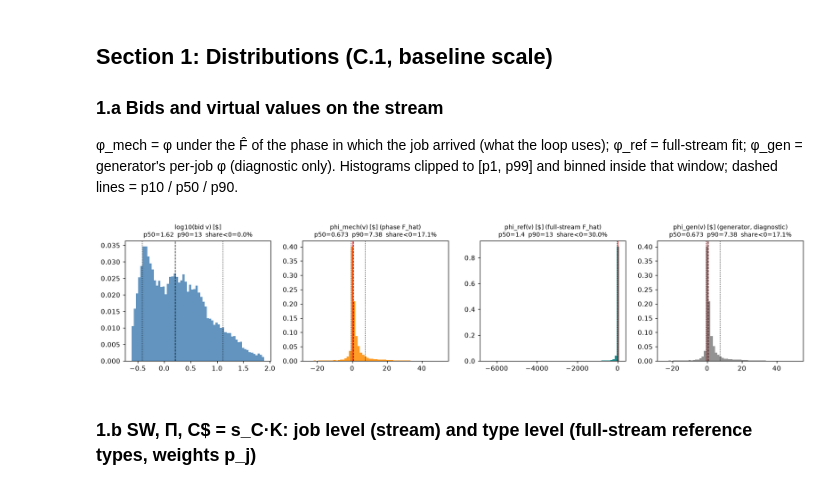
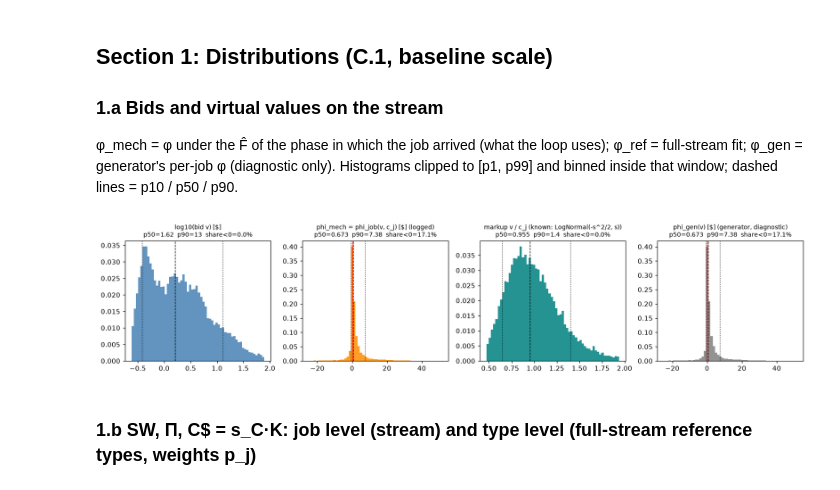
Before and after one commit to dangolofrancesco/dlent_rt, a Jupyter notebook: notebooks/03_main_algorithm_analysis.ipynb, the cells around one changed output. Drawn from its saved outputs; the diff is of its cells as text; code cells hidden in the pictures.

```diff
--- a/notebooks/03_main_algorithm_analysis.ipynb
+++ b/notebooks/03_main_algorithm_analysis.ipynb
@@ -76,9 +76,9 @@ for _p in (BATCH_CSV, GRID_CSV):
 
 cfg = apply_overrides(default_config(), {"data.batch_csv": str(BATCH_CSV), "data.grid_csv": str(GRID_CSV)})
 BASE = apply_overrides(cfg, {"bid.strategy": "lognormal", "bid.sigma": 0.3})
-# Notebook-only override (week-29 report): configs/default.yaml now has data.n0 = 24,000 (|stream| = 133);
-# the analysis is run with the H/stream split it was designed for, n0 = 20,000 (|stream| = 4,133).
-N0_OVERRIDE = 10000
+# Notebook-only guard: the analysis is run with n0 = 10,000 (|stream| = 15,308), the value configs/default.yaml
+# currently has; if the YAML changes, this override keeps the notebook on the same H/stream split.
+N0_OVERRIDE = 10_000
 if BASE.data.n0 != N0_OVERRIDE:
     print(f"OVERRIDE: data.n0 {BASE.data.n0:,} (configs/default.yaml) -> {N0_OVERRIDE:,} (this notebook only)")
     BASE = apply_overrides(BASE, {"data.n0": N0_OVERRIDE})
@@ -379,27 +376,27 @@ dashed lines = p10 / p50 / p90.
 # %%
 def qhist(ax, x, color, title, w=None, bins=60, logx=False):
     x = np.asarray(x, float)
     w = np.ones_like(x) if w is None else np.asarray(w, float)
     xv = np.log10(np.clip(x, 1e-12, None)) if logx else x
     lo, hi = _weighted_quantile(xv, w, 0.01), _weighted_quantile(xv, w, 0.99)
     ax.hist(xv, bins=bins, range=(lo, hi), weights=w / w.sum(), color=color, alpha=0.85)
     for q, ls in ((0.10, ":"), (0.50, "--"), (0.90, ":")):
         ax.axvline(_weighted_quantile(xv, w, q), color="k", ls=ls, lw=0.9)
     if not logx and lo < 0 < hi:
         ax.axvline(0, color="r", lw=0.8)
     neg = np.average(x < 0, weights=w)
     title = title.replace("$", r"\$")                     # no mathtext between two '$'
     ax.set_title(f"{title}\np50={_weighted_quantile(x, w, .5):.3g}  p90={_weighted_quantile(x, w, .9):.3g}"
                  f"  share<0={100 * neg:.1f}%", fontsize=9)
 
 fig, ax = plt.subplots(1, 4, figsize=(15, 3.4))
 qhist(ax[0], A0["v"], C_BID, "log10(bid v) [$]", logx=True)
-qhist(ax[1], A0["phi_mech"], C_PI, "phi_mech(v) [$] (phase F_hat)")
-qhist(ax[2], R0["phi_ref"], "teal", "phi_ref(v) [$] (full-stream F_hat)")
+qhist(ax[1], A0["phi_mech"], C_PI, "phi_mech = phi_job(v, c_j) [$] (logged)")
+qhist(ax[2], A0["v"] / S0.cost_base[A0["i"]], "teal", "markup v / c_j (known: LogNormal(-s^2/2, s))")
 qhist(ax[3], A0["phi_gen"], "gray", "phi_gen(v) [$] (generator, diagnostic)")
 plt.tight_layout(); plt.show()
 # %% [output]
-[figure, old version]
+[figure, new version]
 # %% [markdown]
 ### 1.b SW, Π, C$ = s_C·K: job level (stream) and type level (full-stream reference types, weights p_j)
 # %%
```
Also changed, not shown: parts of 20 cells of this notebook, 2 other files.
